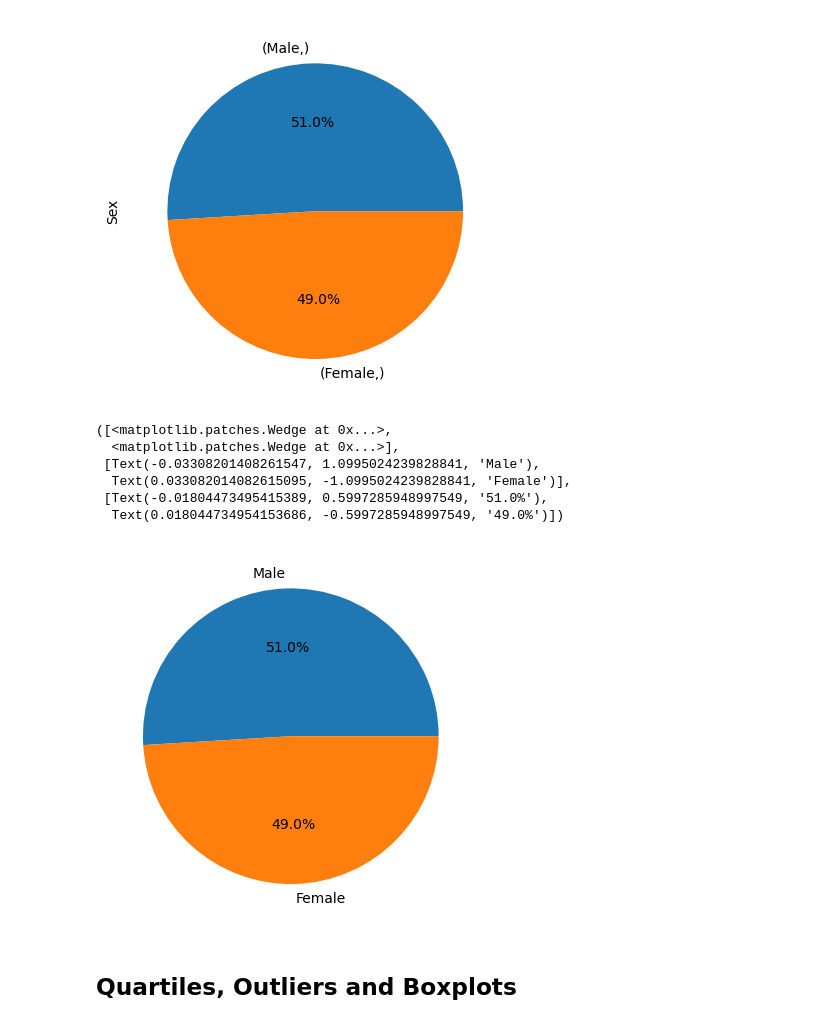
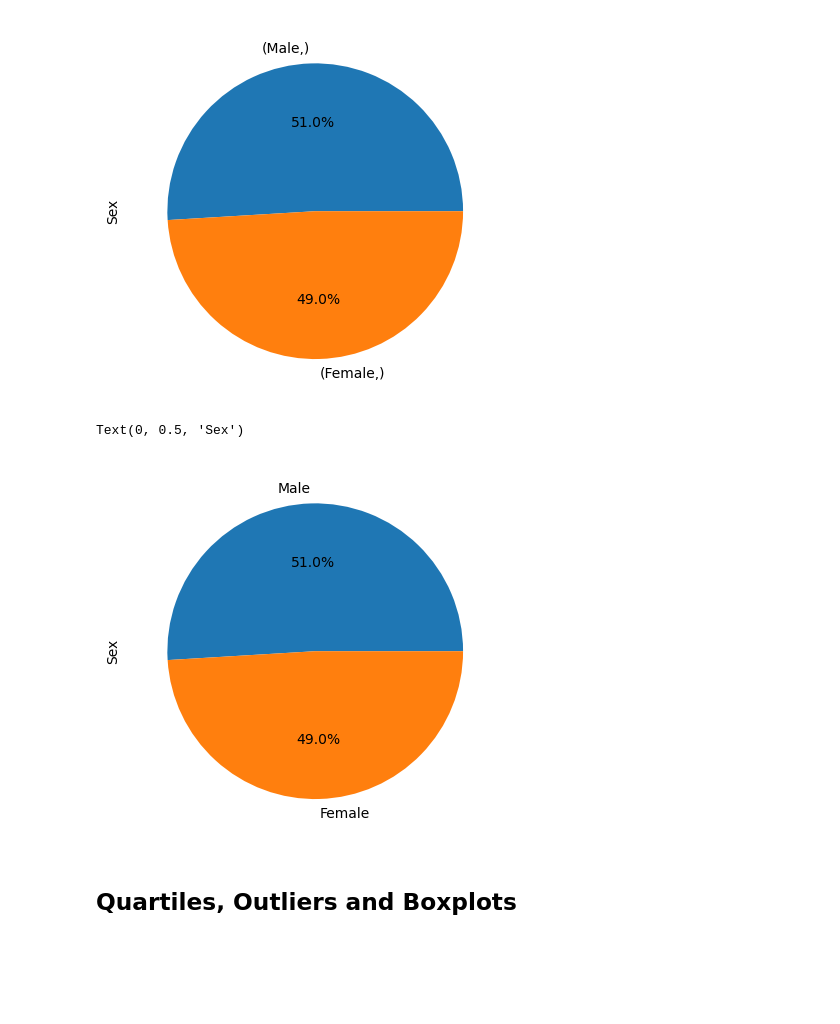
Before and after one commit to gamountainmama/matplotlib-challenge, a Jupyter notebook: module_5_starter_code/Pymaceuticals/matplotlib-challenge.ipynb, the cells around one changed output. Cells and saved outputs as stored; diff of their text form; code cells hidden in the pictures; blank space fills up the shorter version.

```diff
--- a/module_5_starter_code/Pymaceuticals/matplotlib-challenge.ipynb
+++ b/module_5_starter_code/Pymaceuticals/matplotlib-challenge.ipynb
@@ -174,19 +170,13 @@ plt.show()
 [figure]
 # %%
 # Generate a pie plot showing the distribution of female versus male mice using pyplot
-gender_count
 labels = ["Male","Female"]
 sizes = [958,922]
 plt.pie(sizes, labels = labels, autopct="%1.1f%%")
-#plt.label("Sex")
+plt.ylabel("Sex")
 # %% [output]
-([<matplotlib.patches.Wedge at 0x...>,
-  <matplotlib.patches.Wedge at 0x...>],
- [Text(-0.03308201408261547, 1.0995024239828841, 'Male'),
-  Text(0.033082014082615095, -1.0995024239828841, 'Female')],
- [Text(-0.01804473495415389, 0.5997285948997549, '51.0%'),
-  Text(0.018044734954153686, -0.5997285948997549, '49.0%')])
+Text(0, 0.5, 'Sex')
-[figure, old version]
+[figure, new version]
 # %% [markdown]
 ## Quartiles, Outliers and Boxplots
 # %%
```
Also changed, not shown: parts of 6 cells of this notebook.
